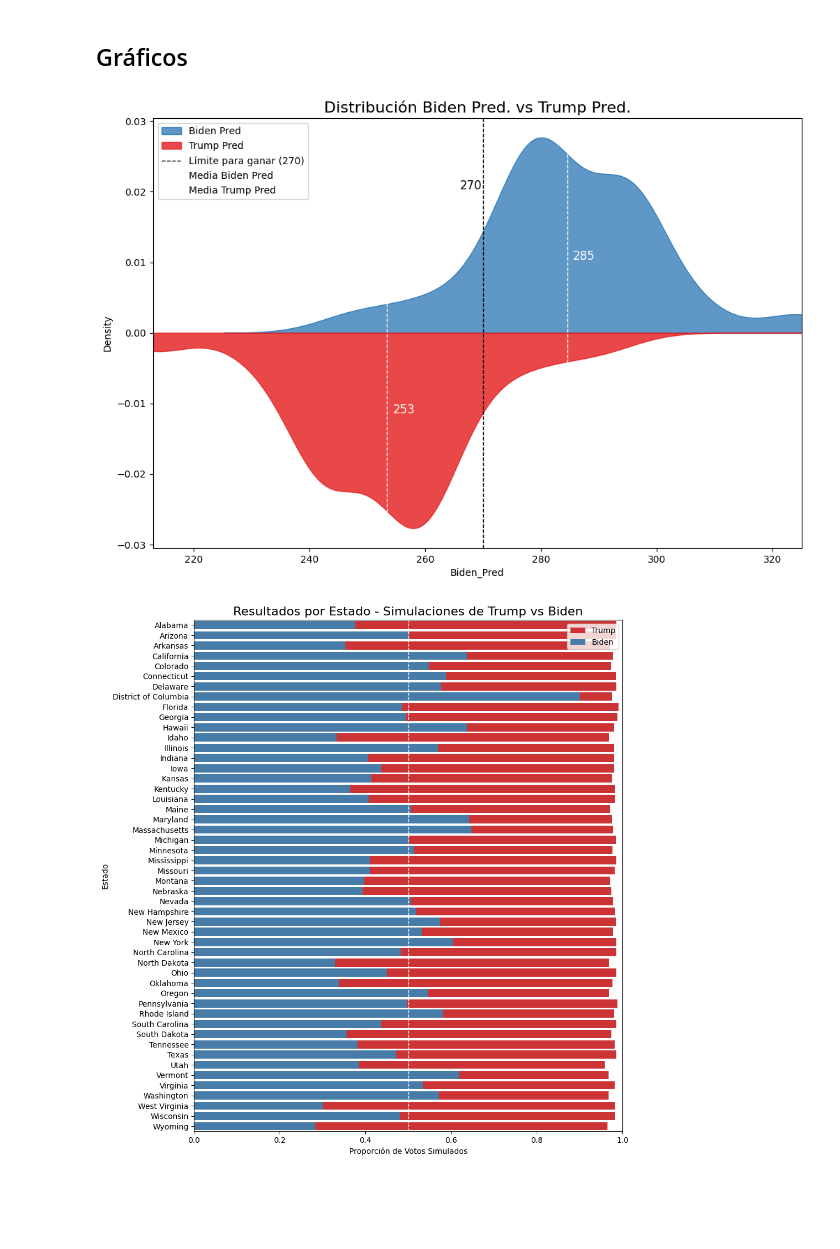
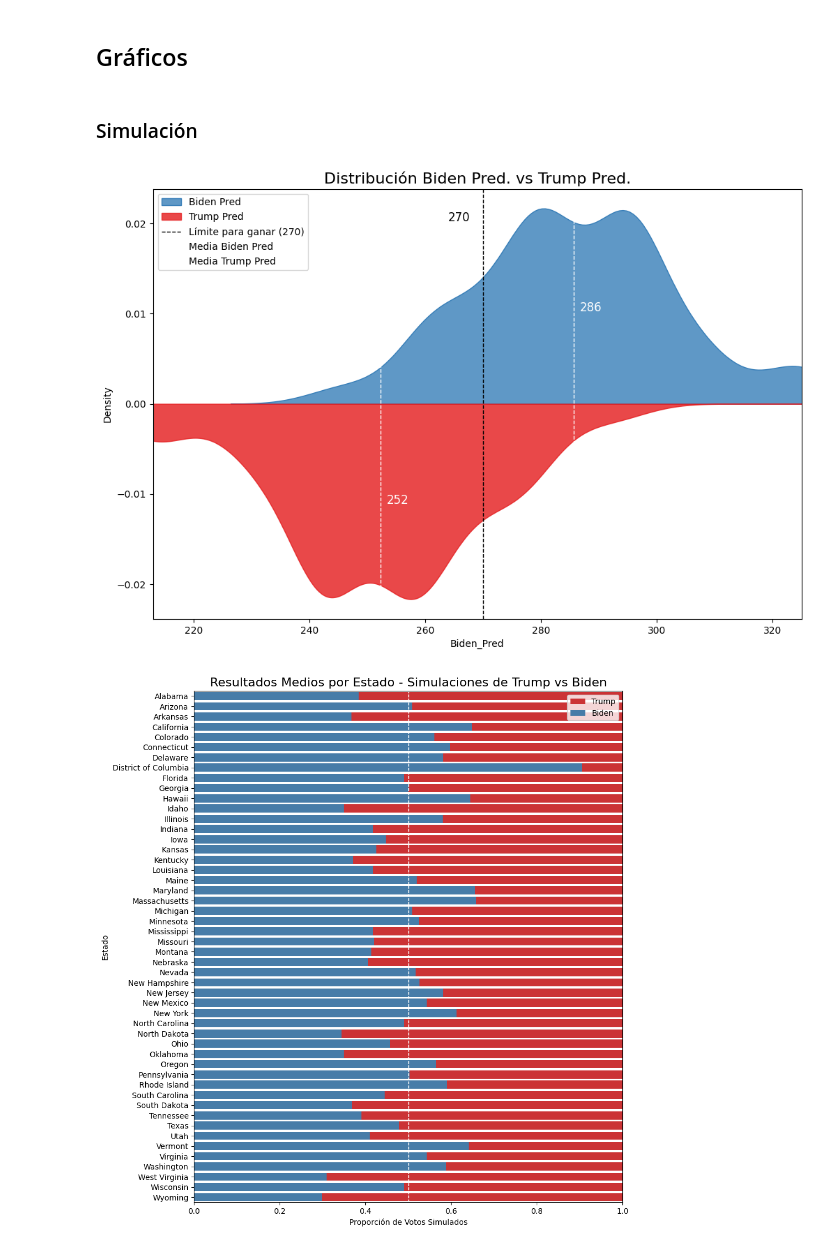
Before and after one commit to jorgegarcelan/elections_usa_2020, a Jupyter notebook: simulation.ipynb, the cells around one changed output. Saved outputs shown, nothing was run; the diff lists cells and outputs as text; code cells hidden in the pictures; blank space fills up the shorter version.

```diff
--- a/simulation.ipynb
+++ b/simulation.ipynb
@@ -66,6 +137,6 @@ print(f"Hola, {user_input}")
+# %%
+n_sim = 250
 # %%
-n_sim = 100
-
 # Inicializar un DataFrame para guardar los resultados de las simulaciones
 simulation_results = pd.DataFrame(columns=['Biden_Pred', 'Trump_Pred', 'Biden', 'Trump'])
 
@@ -110,30 +181,20 @@ for i in range(0, n_sim):
     # Agrupar por estado para calcular las predicciones por estado
     df_pred = pd.DataFrame({'Votes_Biden_2020': perc_biden_pred * data['Total_2020'],
                             'Votes_Trump_2020': (1 - perc_biden_pred - data["Perc_Other_2020"]) * data['Total_2020'],
+                            'Votes_Other_2020':  data['Other_2020'],
                             'Votes_Total_2020': data['Total_2020'],
                             'state': state_names,
                             'county': county_names,
                             'fips': fips_codes})
     df_pred_state = df_pred.groupby('state').agg(Votes_Biden_2020=('Votes_Biden_2020', 'sum'),
                                                  Votes_Trump_2020=('Votes_Trump_2020', 'sum'),
+                                                 Votes_Other_2020=('Votes_Other_2020', 'sum'),
                                                  Votes_Total_2020=('Votes_Total_2020', 'sum'))
 
-    df_actual = pd.DataFrame({'Votes_Biden_2020': data['Biden_2020'],
-                            'Votes_Trump_2020': data['Total_2020'] - data['Biden_2020'] - data['Other_2020'],
-                            'Votes_Total_2020': data['Total_2020'],
-                            'state': state_names,
-                            'county': county_names,
-                            'fips': fips_codes})
-    df_actual_state = df_actual.groupby('state').agg(Votes_Biden_2020=('Votes_Biden_2020', 'sum'),
-                                                     Votes_Trump_2020=('Votes_Trump_2020', 'sum'),
-                                                     Votes_Total_2020=('Votes_Total_2020', 'sum'))
 
     # Calcular porcentaje de cada candidato en el estado
-    df_pred_state["Perc_Biden_2020"] = df_pred_state["Votes_Biden_2020"] / df_pred_state["Votes_Total_2020"]
-    df_pred_state["Perc_Trump_2020"] = df_pred_state["Votes_Trump_2020"] / df_pred_state["Votes_Total_2020"]
-
-    df_actual_state["Perc_Biden_2020"] = df_actual_state["Votes_Biden_2020"] / df_actual_state["Votes_Total_2020"]
-    df_actual_state["Perc_Trump_2020"] = df_actual_state["Votes_Trump_2020"] / df_actual_state["Votes_Total_2020"]
+    df_pred_state["Perc_Biden_2020"] = df_pred_state["Votes_Biden_2020"] / df_pred_state["Votes_Total_2020"] + 1/2*(df_pred_state["Votes_Other_2020"] / df_pred_state["Votes_Total_2020"]) # asumimos que el voto a "otros" se reparte por igual para biden y trump
+    df_pred_state["Perc_Trump_2020"] = 1 - df_pred_state["Perc_Biden_2020"]
 
     # Acumular los resultados de cada simulación
     if accumulated_pred_state.empty:
@@ -147,14 +208,9 @@ for i in range(0, n_sim):
 
     # Predicción y ganadores
     df_pred_state['Winner_2020'] = np.where(df_pred_state['Perc_Biden_2020'] < df_pred_state['Perc_Trump_2020'], 'Trump', 'Biden')
-    df_actual_state['Winner_2020'] = np.where(df_actual_state['Perc_Biden_2020'] < df_actual_state['Perc_Trump_2020'], 'Trump', 'Biden')
-
 
     # Añadir votos electorales (escaños) a cada estado
     full_df_pred_state = pd.merge(seats_data, df_pred_state, how='inner', on=["state"])
-    full_df_actual_state = pd.merge(seats_data, df_actual_state, how='inner', on=["state"])
-
-
 
     # Agrupar por estado y sumar los votos
     df_pred_winner = full_df_pred_state.groupby("Winner_2020").agg({
@@ -162,14 +218,6 @@ for i in range(0, n_sim):
     }).reset_index()
 
     df_pred_winner.loc[df_pred_winner['Winner_2020'] == 'Trump', 'electoral_votes_number'] += 3 # Añadir 3 al número de votos electorales de Trump por Alaska
-
-
-    df_actual_winner = full_df_actual_state.groupby("Winner_2020").agg({
-        "electoral_votes_number": "sum",  # Sumar los votos electorales de cada candidato
-    }).reset_index()
-
-    df_actual_winner.loc[df_actual_winner['Winner_2020'] == 'Trump', 'electoral_votes_number'] += 3 # Añadir 3 al número de votos electorales de Trump por Alaska
-
 
     # Crear un nuevo DataFrame con los resultados de esta simulación
     new_row = pd.DataFrame({
@@ -263,5 +331,7 @@ accumulated_pred_state
 # %% [markdown]
 ## Gráficos
+# %% [markdown]
+### Simulación
 # %%
 # Asegurarse de que los valores de Trump_Pred y Biden_Pred sean numéricos
 simulation_results['Trump_Pred'] = pd.to_numeric(simulation_results['Trump_Pred'], errors='coerce')
@@ -286,36 +356,36 @@ plt.fill_between(x_vals, -y_vals, color="#e41a1c", alpha=0.8, label="Trump Pred"
 
 # Línea vertical en 270 votos
 plt.axvline(x=270, color="black", linestyle="--", linewidth=1, label="Límite para ganar (270)")
-plt.text(270-4, 0.02, '270', color="black", verticalalignment='bottom', fontsize=12)  # Añadir el valor '270' dentro del gráfico
+plt.text(270-6, 0.02, '270', color="black", verticalalignment='bottom', fontsize=12)  # Añadir el valor '270' dentro del gráfico
 
 # Línea vertical para la media de las predicciones de Biden
 plt.axvline(x=np.mean(simulation_results['Biden_Pred']), color="white", linestyle="--", linewidth=1, label="Media Biden Pred")
 mean_biden = np.mean(simulation_results['Biden_Pred'])
 plt.text(mean_biden + 1, 0.01, f'{mean_biden:.0f}', color="white", verticalalignment='bottom', fontsize=12)  # Añadir el valor de la media de Biden
 
 # Línea vertical para la media de las predicciones de Trump
 plt.axvline(x=np.mean(simulation_results['Trump_Pred']), color="white", linestyle="--", linewidth=1, label="Media Trump Pred")
 mean_trump = np.mean(simulation_results['Trump_Pred'])
 plt.text(mean_trump + 1, -0.01, f'{mean_trump:.0f}', color="white", verticalalignment='top', fontsize=12)  # Añadir el valor de la media de Trump
 
 
 
 # Ajustar el eje Y para que sea simétrico
 plt.ylim(-1.1 * max(y_vals), 1.1 * max(y_vals))
 
 # Ajustar el eje X para ver más a la izquierda
 plt.xlim(min(simulation_results['Trump_Pred']), max(simulation_results['Biden_Pred']))
 
 # Añadir título
 plt.title("Distribución Biden Pred. vs Trump Pred.", fontsize=16)
 
 # Añadir leyenda
 plt.legend()
 
 # Mostrar el gráfico
 plt.show()
 # %% [output]
-[figure, old version]
+[figure, new version]
 # %%
 # Ordenar los estados por orden alfabético
 accumulated_pred_state_sorted = accumulated_pred_state.sort_values('state', ascending=False)
@@ -340,7 +410,7 @@ plt.legend(loc='best')
 plt.gca().invert_yaxis()
 
 # Añadir etiquetas y título
-plt.title('Resultados por Estado - Simulaciones de Trump vs Biden', fontsize=16)
+plt.title('Resultados Medios por Estado - Simulaciones de Trump vs Biden', fontsize=16)
 plt.xlabel('Proporción de Votos Simulados')
 plt.ylabel('Estado')
 
@@ -350,7 +420,7 @@ plt.xlim(0, 1)
 # Mostrar el gráfico
 plt.show()
 # %% [output]
-[figure, old version]
+[figure, new version]
 # %%
 # Crear el mapa coroplético usando Plotly Express con códigos de estado
 fig = px.choropleth(accumulated_pred_state,
```
Also changed, not shown: parts of 12 cells of this notebook, 2 other files.
